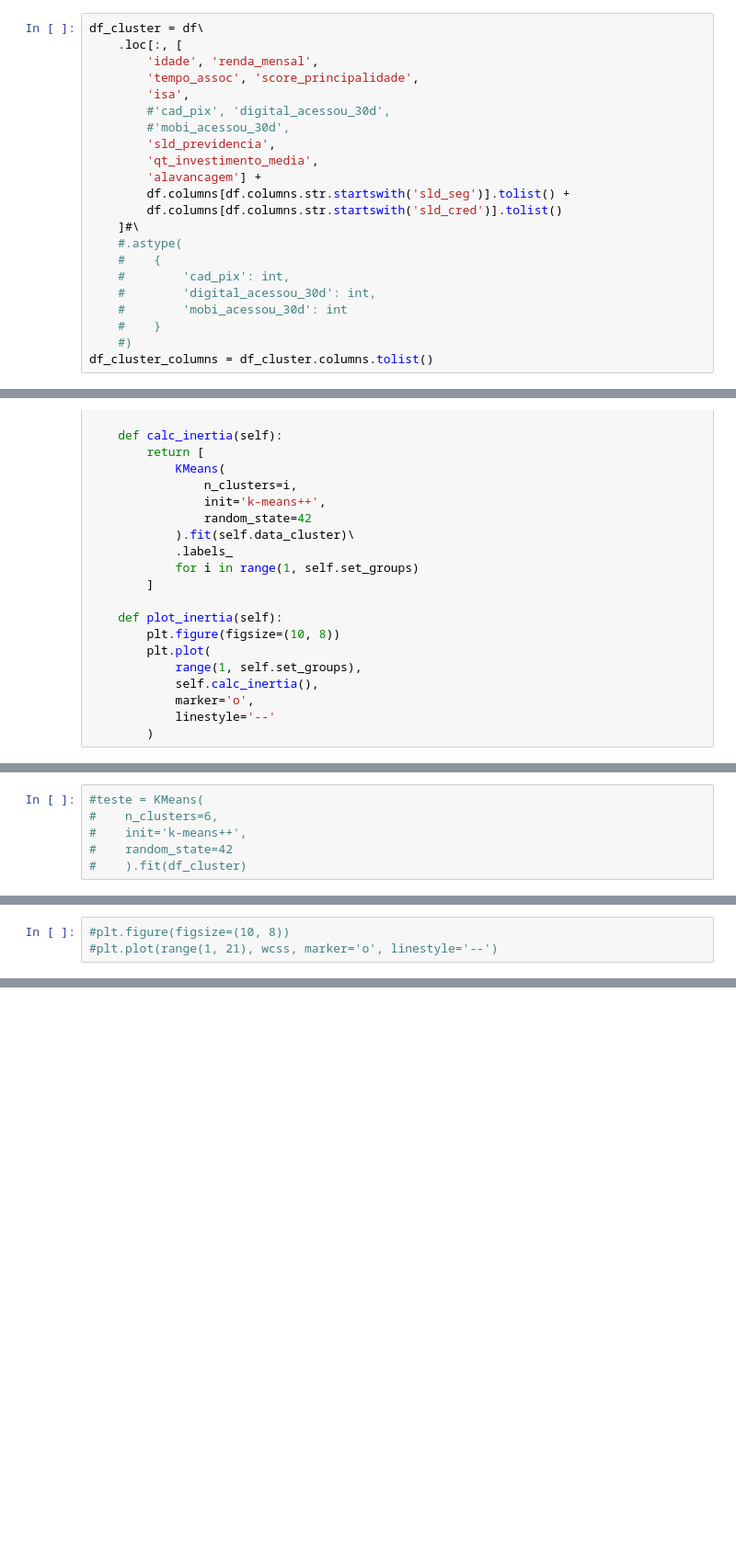
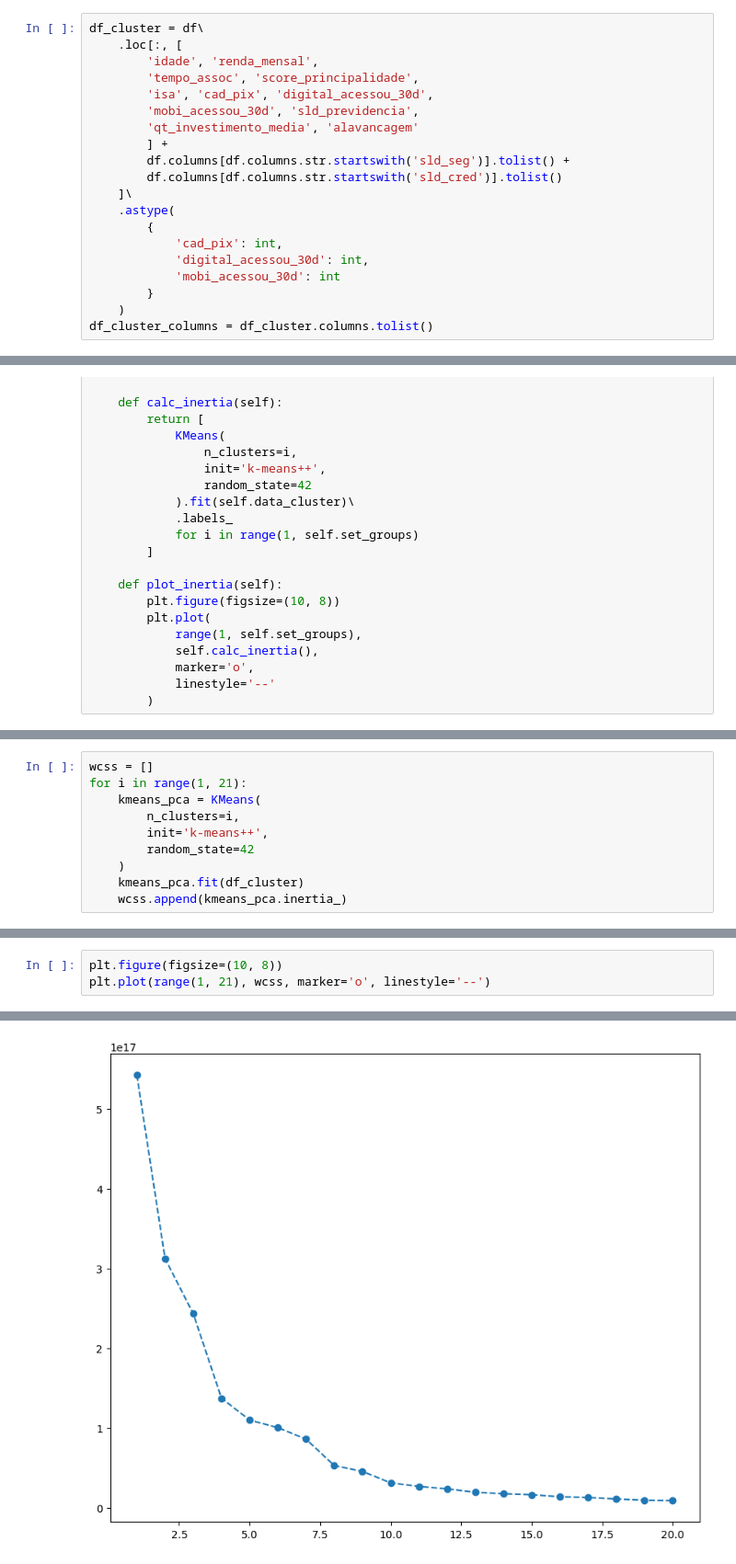
Before and after one commit to cowvin0/seg, a Jupyter notebook: segmentacao.ipynb, the cells around one changed output, grey strips where cells are left out. Shown: that part at 92% size. Drawn from its saved outputs; the diff is of its cells as text; blank space fills up the shorter version.

```diff
--- a/segmentacao.ipynb
+++ b/segmentacao.ipynb
@@ -139,22 +143,20 @@ df_cluster = df\
     .loc[:, [
         'idade', 'renda_mensal',
         'tempo_assoc', 'score_principalidade',
-        'isa',
-        #'cad_pix', 'digital_acessou_30d',
-        #'mobi_acessou_30d',
-        'sld_previdencia',
-        'qt_investimento_media',
-        'alavancagem'] +
+        'isa', 'cad_pix', 'digital_acessou_30d',
+        'mobi_acessou_30d', 'sld_previdencia',
+        'qt_investimento_media', 'alavancagem'
+        ] +
         df.columns[df.columns.str.startswith('sld_seg')].tolist() +
         df.columns[df.columns.str.startswith('sld_cred')].tolist()
-    ]#\
-    #.astype(
-    #    {
-    #        'cad_pix': int,
-    #        'digital_acessou_30d': int,
-    #        'mobi_acessou_30d': int
-    #    }
-    #)
+    ]\
+    .astype(
+        {
+            'cad_pix': int,
+            'digital_acessou_30d': int,
+            'mobi_acessou_30d': int
+        }
+    )
 df_cluster_columns = df_cluster.columns.tolist()
 # %%
 class Inertia:
@@ -231,6 +250,10 @@ df = df\
 # %%
-#teste = KMeans(
-#    n_clusters=6,
-#    init='k-means++',
-#    random_state=42
-#    ).fit(df_cluster)
+wcss = []
+for i in range(1, 21):
+    kmeans_pca = KMeans(
+        n_clusters=i,
+        init='k-means++',
+        random_state=42
+    )
+    kmeans_pca.fit(df_cluster)
+    wcss.append(kmeans_pca.inertia_)
@@ -266,3 +260,4 @@ stack_df = df.loc[:, df.columns[df.columns.str.startswith('prod_')].tolist() + [
 # %%
-#plt.figure(figsize=(10, 8))
-#plt.plot(range(1, 21), wcss, marker='o', linestyle='--')
+plt.figure(figsize=(10, 8))
+plt.plot(range(1, 21), wcss, marker='o', linestyle='--')
+# %% [output]
@@ -268,0 +265 @@ stack_df = df.loc[:, df.columns[df.columns.str.startswith('prod_')].tolist() + [
+[figure, added]
```
Also changed, not shown: parts of 21 cells of this notebook, 1 other file.
